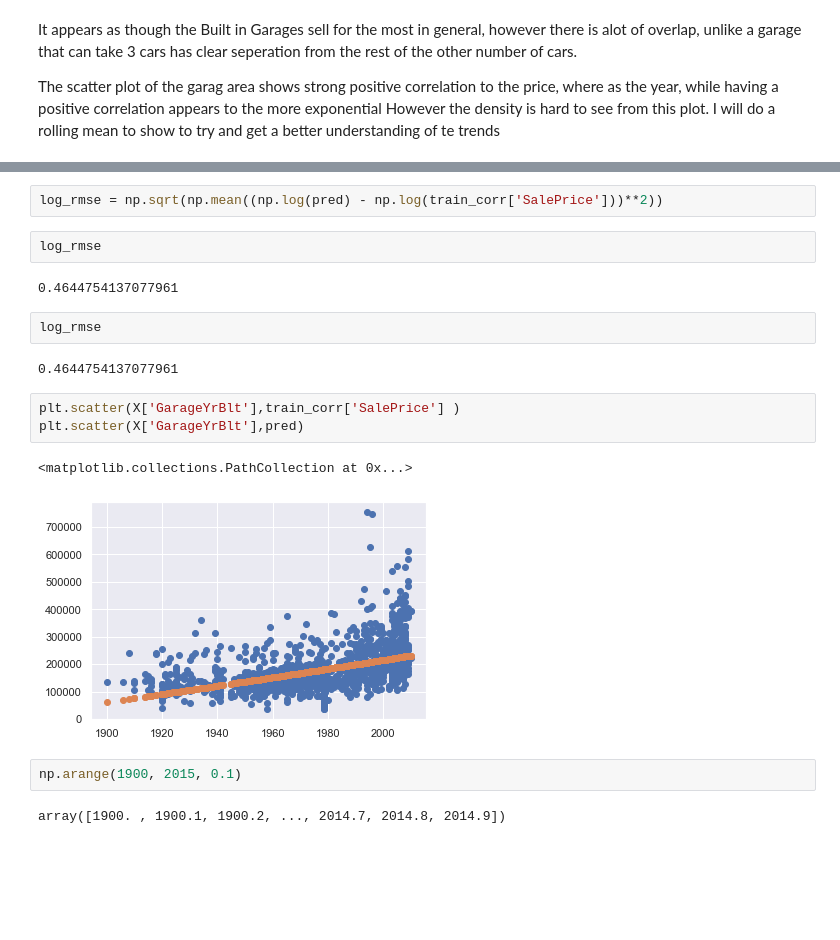
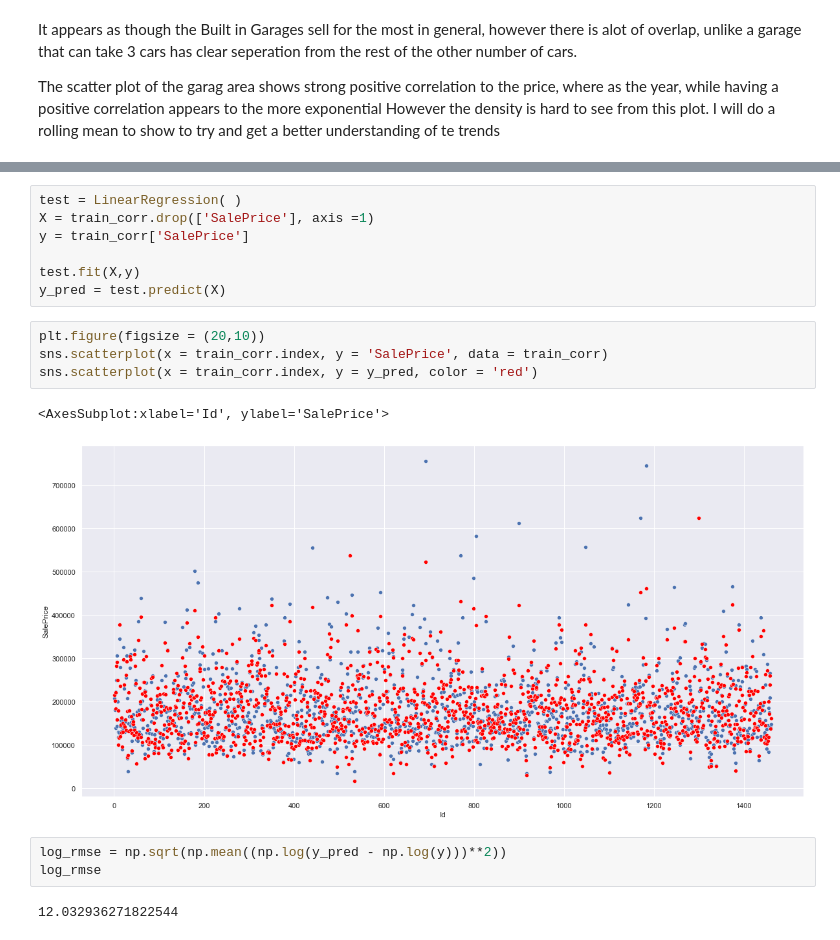
Before and after one commit to bhollands/Iowa-house-prices-advanced-regression, a Jupyter notebook: EDA.ipynb, the cells around one changed output, grey strips where cells are left out. Drawn from its saved outputs; the diff is of its cells as text; blank space fills up the shorter version.

```diff
--- a/EDA.ipynb
+++ b/EDA.ipynb
@@ -251,20 +222,19 @@ plt.scatter(train_corr.index, pred, color = 'red')
+# %%
+test = LinearRegression( )
+X = train_corr.drop(['SalePrice'], axis =1)
+y = train_corr['SalePrice']
+
+test.fit(X,y)
+y_pred = test.predict(X)
+# %%
+plt.figure(figsize = (20,10))
+sns.scatterplot(x = train_corr.index, y = 'SalePrice', data = train_corr)
+sns.scatterplot(x = train_corr.index, y = y_pred, color = 'red')
+# %% [output]
+<AxesSubplot:xlabel='Id', ylabel='SalePrice'>
+[figure, added]
 # %%
-log_rmse = np.sqrt(np.mean((np.log(pred) - np.log(train_corr['SalePrice']))**2))
+log_rmse = np.sqrt(np.mean((np.log(y_pred - np.log(y)))**2))
+log_rmse
+# %% [output]
+12.032936271822544
-# %%
-log_rmse
-# %% [output]
-0.4644754137077961
-# %%
-log_rmse
-# %% [output]
-0.4644754137077961
-# %%
-plt.scatter(X['GarageYrBlt'],train_corr['SalePrice'] )
-plt.scatter(X['GarageYrBlt'],pred)
-# %% [output]
-<matplotlib.collections.PathCollection at 0x...>
-[figure, removed]
-# %%
-np.arange(1900, 2015, 0.1)
-# %% [output]
-array([1900. , 1900.1, 1900.2, ..., 2014.7, 2014.8, 2014.9])
```
Also changed, not shown: parts of 13 cells of this notebook.
